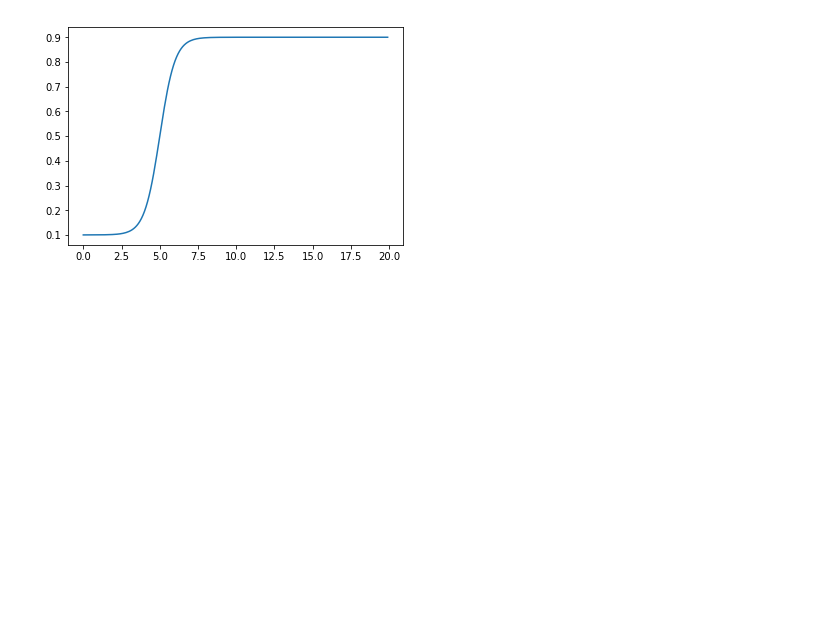
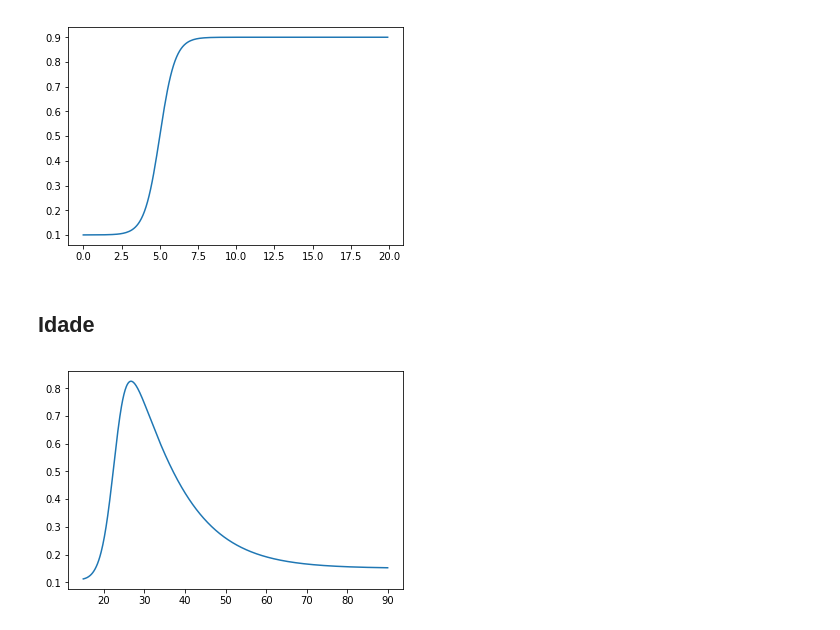
Before and after one commit to kiq005/AM-Demissao, a Jupyter notebook: Funções Base.ipynb, the cells around one changed output. Drawn from its saved outputs; the diff is of its cells as text; code cells hidden in the pictures; blank space fills up the shorter version.

```diff
--- a/Funções Base.ipynb
+++ b/Funções Base.ipynb
@@ -7,5 +4,0 @@ import matplotlib.pyplot as plt
-# %%
-x = np.arange(0, 5, 0.1);
-y = np.sin(x)
-plt.plot(x, y)
-plt.show()
@@ -89,3 +78,12 @@ plt.plot(x_up, y_up)
 plt.show()
 # %% [output]
 [figure]
+# %% [markdown]
+## Idade
+# %%
+x_id = np.arange(15, 90, .1)
+y_id = sigmoid(x_id, 1.5, .6, 23, .1 ) * sigmoid(x_id, .1, .1, 21, 1.5)
+plt.plot(x_id, y_id)
+plt.show()
+# %% [output]
+[figure, added]
```
Also changed, not shown: parts of 9 cells of this notebook.
